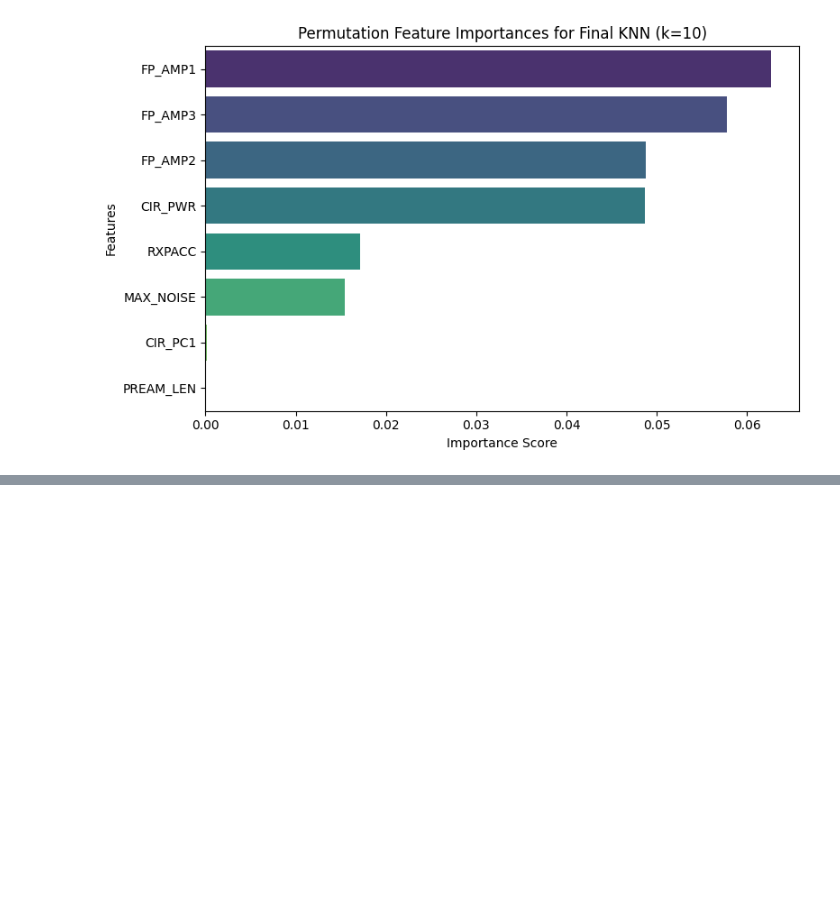
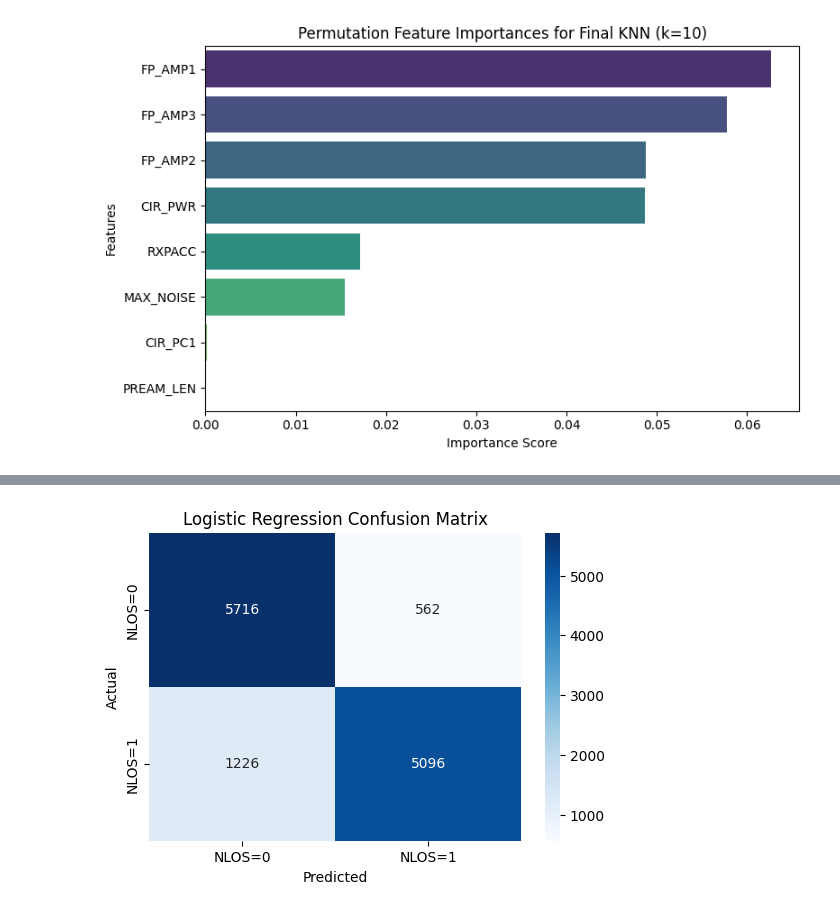
Before and after one commit to jaywmz/UWB-LOS-NLOS-Data-Analytics, a Jupyter notebook: models/NLOS_classfier_mining.ipynb, the cells around one changed output, grey strips where cells are left out. Saved outputs shown, nothing was run; the diff lists cells and outputs as text; code cells hidden in the pictures; blank space fills up the shorter version.

```diff
--- a/models/NLOS_classfier_mining.ipynb
+++ b/models/NLOS_classfier_mining.ipynb
@@ -1059,0 +1062,85 @@ Passing `palette` without assigning `hue` is deprecated and will be removed in v
+# %%
+# =============================================================================
+# Logistic Regression with Feature Importance: Unified Evaluation Cell
+# =============================================================================
+
+import pandas as pd
+import numpy as np
+from sklearn.model_selection import train_test_split, cross_val_score
+from sklearn.linear_model import LogisticRegression
+from sklearn.metrics import accuracy_score, classification_report, confusion_matrix
+from sklearn.inspection import permutation_importance
+import matplotlib.pyplot as plt
+import seaborn as sns
+
+# 1. Load the dataset from the prepared directory
+file_path = "../dataset/prepared/ClassifierPreparedDataset.csv"
+df = pd.read_csv(file_path)
+print(f"Loaded DataFrame from {file_path}. Shape: {df.shape}")
+print("Columns:", df.columns.tolist())
+
+# Define features to drop (based on user's request)
+# # These were identified as lower-importance from the bar chart.
+low_importance_features = [
+    "FP_IDX", "FP_AMP2", "MAX_NOISE", "RANGE"
+
+]
+
+# Define features (X) and label (y)
+# 'NLOS' is the target for classification.
+features_to_drop = ["NLOS"] + low_importance_features
+X = df.drop(columns=features_to_drop, errors="ignore")  # Keep 'RANGE' if you want it as a feature
+y = df["NLOS"]
+
+# 3. Split the dataset into training (70%) and testing (30%) sets.
+X_train, X_test, y_train, y_test = train_test_split(X, y, test_size=0.30, random_state=111)
+print(f"\nTraining set: {X_train.shape}, Testing set: {X_test.shape}")
+
+# 4. Create and train the Logistic Regression model
+logreg = LogisticRegression(random_state=111, max_iter=500)
+logreg.fit(X_train, y_train)
+
+# 5. Predict on the test set
+y_pred_logreg = logreg.predict(X_test)
+
+# 6. Evaluate the performance
+accuracy_logreg = accuracy_score(y_test, y_pred_logreg)
+print(f"\nLogistic Regression Test Accuracy: {accuracy_logreg:.4f}")
+print("\nClassification Report:")
+print(classification_report(y_test, y_pred_logreg))
+
+# 7. Compute and display the confusion matrix
+cm_logreg = confusion_matrix(y_test, y_pred_logreg)
+print("Confusion Matrix:")
+print(cm_logreg)
+
+plt.figure(figsize=(6,4))
+sns.heatmap(cm_logreg, annot=True, fmt="d", cmap="Blues",
+            xticklabels=["NLOS=0", "NLOS=1"],
+            yticklabels=["NLOS=0", "NLOS=1"])
+plt.xlabel("Predicted")
+plt.ylabel("Actual")
+plt.title("Logistic Regression Confusion Matrix")
+plt.show()
+
+# 8. Feature Importance using Permutation Importance
+# Permutation importance measures the drop in accuracy when each feature is shuffled.
+r = permutation_importance(logreg, X_test, y_test, n_repeats=10, random_state=111)
+perm_importances = pd.Series(r.importances_mean, index=X.columns).sort_values(ascending=False)
+
+plt.figure(figsize=(8,5))
+sns.barplot(x=perm_importances.values, y=perm_importances.index, palette="viridis")
+plt.xlabel("Permutation Importance Score")
+plt.ylabel("Features")
+plt.title("Permutation Feature Importances for Logistic Regression")
+plt.tight_layout()
+plt.show()
+
+# Alternatively, you could also inspect the model coefficients:
+coeff_df = pd.DataFrame({
+    "Feature": X.columns,
+    "Coefficient": logreg.coef_[0]
+}).sort_values(by="Coefficient", key=np.abs, ascending=False)
+print("\nLogistic Regression Coefficients:")
+print(coeff_df)
+# %% [output]
@@ -1059,0 +1167 @@ Passing `palette` without assigning `hue` is deprecated and will be removed in v
+[figure, added]
```
Also changed, not shown: parts of 8 cells of this notebook, 1 other file.
